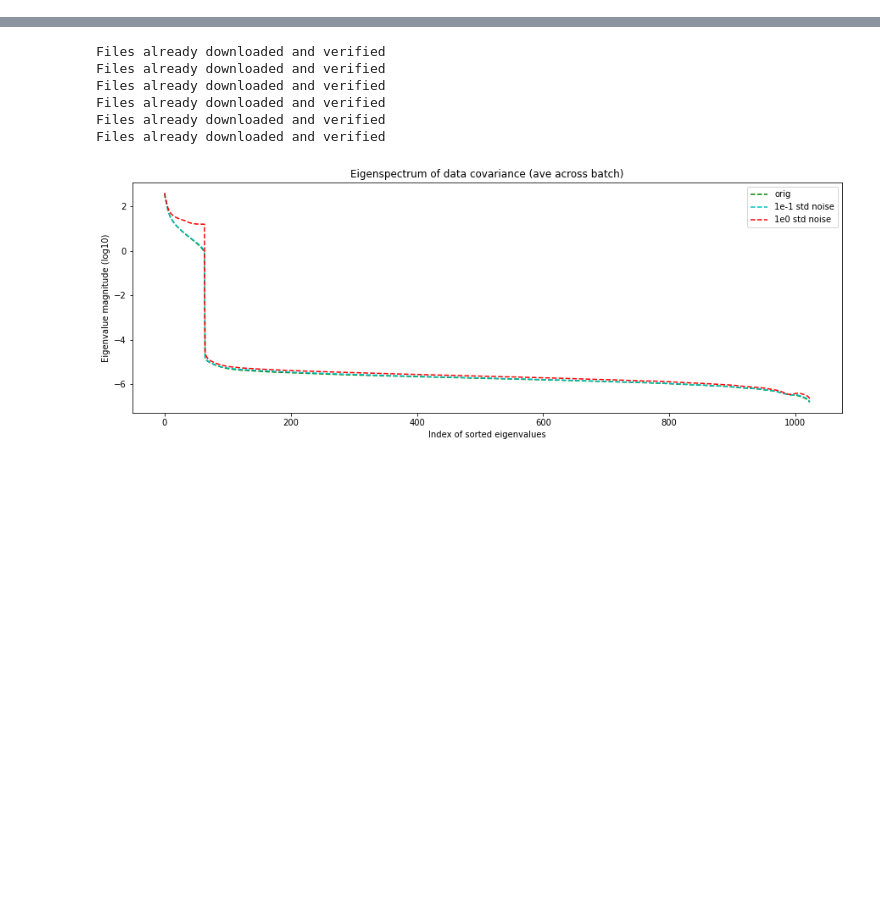
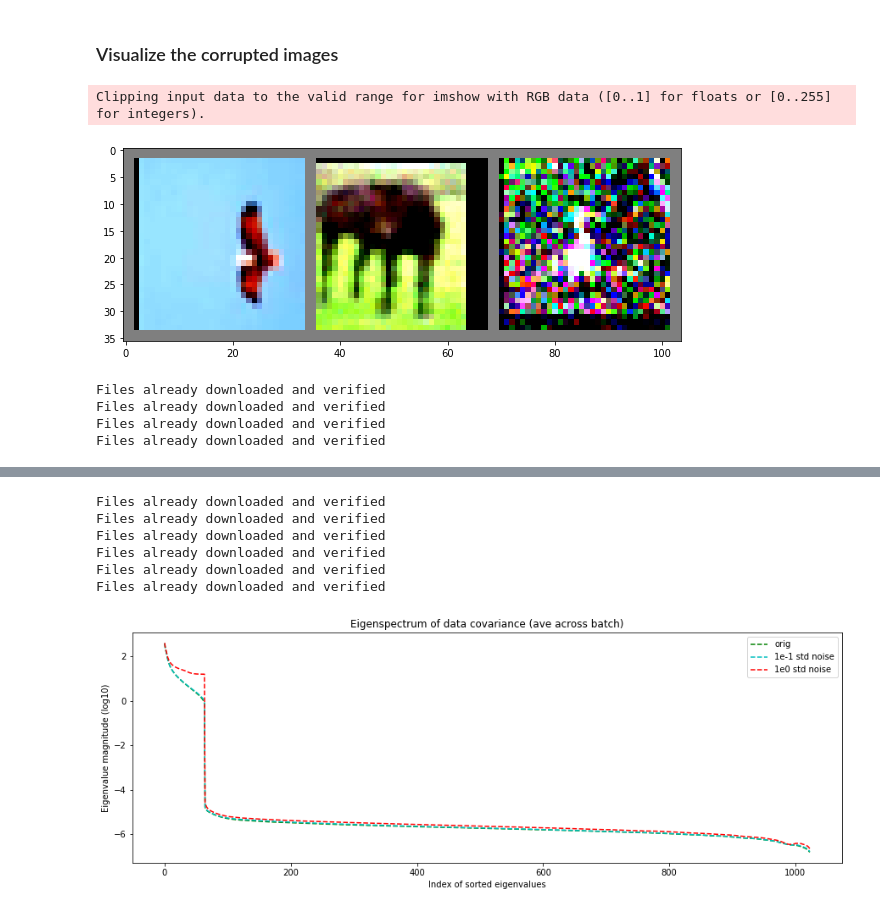
Before and after one commit to loganesian411/cs699_dynamics_of_representation_learning, a Jupyter notebook: loss_landscape/notebooks/Data Singular Value Visualization.ipynb, the cells around one changed output, grey strips where cells are left out. Cells and saved outputs as stored; diff of their text form; code cells hidden in the pictures; blank space fills up the shorter version.

Commit message:
also added visualization of preturbed images

```diff
--- a/loss_landscape/notebooks/Data Singular Value Visualization.ipynb
+++ b/loss_landscape/notebooks/Data Singular Value Visualization.ipynb
@@ -64,3 +64,28 @@ def visualize_data_eigenspectrum(data, axis=0, label=None, color='c', num_to_viz
   ax.fill_between(xvals, np.log10(means-stderr), np.log10(means+stderr),
                   color=color, alpha=0.2)
   return fig
+# %% [markdown]
+### Visualize the corrupted images
+# %%
+train_loader, _ = get_dataloader(_BATCH_SIZE, add_noise=0, drop_pixels=0, data_folder=_DATA_FOLDER)
+train_loader_1em1, _ = get_dataloader(_BATCH_SIZE, add_noise=0.1, drop_pixels=0, data_folder=_DATA_FOLDER)
+train_loader_1e0, _ = get_dataloader(_BATCH_SIZE, add_noise=1, drop_pixels=0, data_folder=_DATA_FOLDER)
+# %%
+side_by_side_ims = torch.empty((3, _NUM_CHANS, 32, 32))
+for ind, loader in enumerate([train_loader, train_loader_1em1, train_loader_1e0]):
+  dataiter = iter(loader)
+  images, _ = dataiter.next()
+  side_by_side_ims[ind, :, :, :] = images[0, :, :, :]
+
+imshow(torchvision.utils.make_grid(side_by_side_ims))
+# %% [output]
+Clipping input data to the valid range for imshow with RGB data ([0..1] for floats or [0..255] for integers).
+[figure, added]
+# %%
+train_loader_30perdrop, _ = get_dataloader(_BATCH_SIZE, add_noise=0, drop_pixels=0.3, data_folder=_DATA_FOLDER)
+train_loader_50perdrop, _ = get_dataloader(_BATCH_SIZE, add_noise=0, drop_pixels=0.5, data_folder=_DATA_FOLDER)
+# %% [output]
+Files already downloaded and verified
+Files already downloaded and verified
+Files already downloaded and verified
+Files already downloaded and verified
```
Also changed, not shown: parts of 2 cells of this notebook.
